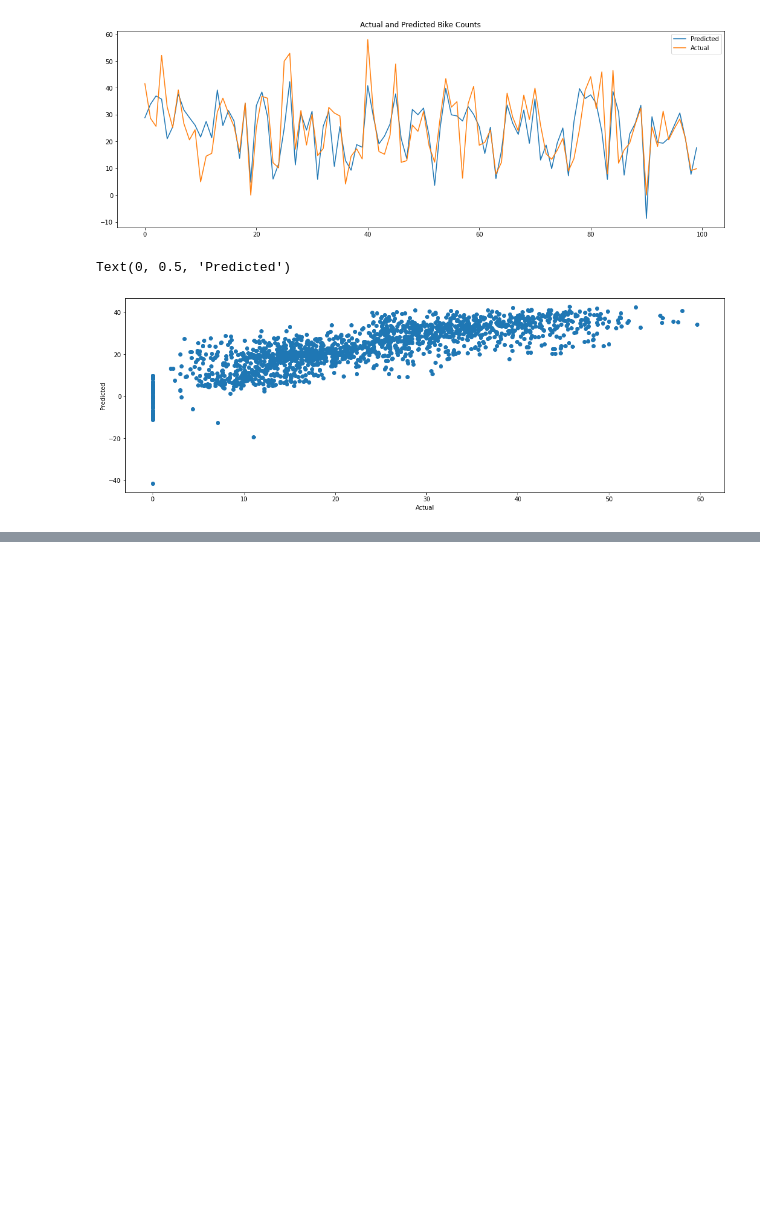
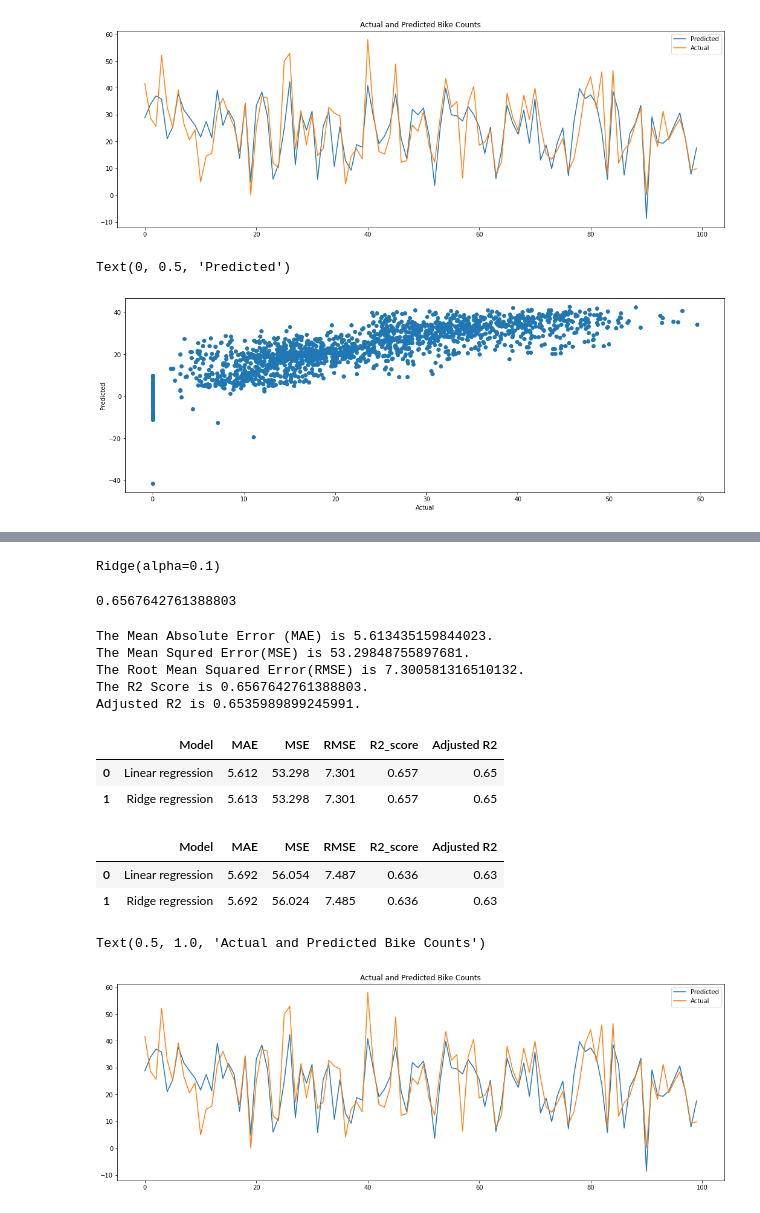
Before and after one commit to satendra-p/Bike_Sharing_Demand_Prediction_using_ML_Reggression, a Jupyter notebook: Bike_Sharing_Demand_Prediction_using_ML_Reggression.ipynb, the cells around one changed output, grey strips where cells are left out. Drawn from its saved outputs; the diff is of its cells as text; code cells hidden in the pictures; blank space fills up the shorter version.

```diff
--- a/Bike_Sharing_Demand_Prediction_using_ML_Reggression.ipynb
+++ b/Bike_Sharing_Demand_Prediction_using_ML_Reggression.ipynb
@@ -755,0 +764,21 @@ Text(0, 0.5, 'Predicted')
+# %%
+#Creating the model object.
+from sklearn.linear_model import Ridge
+
+ridge  = Ridge(alpha=0.1)
+# %%
+#Fitting the model.
+ridge.fit(X_train,y_train)
+# %% [output]
+Ridge(alpha=0.1)
+# %%
+#Checking the score.
+ridge.score(X_train, y_train)
+# %% [output]
+0.6567642761388803
+# %%
+# predict for train data
+y_pred_train_ridge=ridge.predict(X_train)
+
+# predict for test data
+y_pred_test_ridge=ridge.predict(X_test)
@@ -755,0 +792,26 @@ Text(0, 0.5, 'Predicted')
+# %%
+print(f"The Mean Absolute Error (MAE) is {MAE_ridge}.")
+print(f"The Mean Squred Error(MSE) is {MSE_ridge}.")
+print(f"The Root Mean Squared Error(RMSE) is {RMSE_ridge}.")
+print(f"The R2 Score is {r2_ridge}.")
+print(f"Adjusted R2 is {Adjusted_R2_ridge}." )
+# %% [output]
+The Mean Absolute Error (MAE) is 5.613435159844023.
+The Mean Squred Error(MSE) is 53.29848755897681.
+The Root Mean Squared Error(RMSE) is 7.300581316510132.
+The R2 Score is 0.6567642761388803.
+Adjusted R2 is 0.6535989899245991.
+# %%
+# storing the train set metrics value in the train evaluation dataframe
+dict1={'Model':'Ridge regression ',
+       'MAE':round((MAE_ridge),3),
+       'MSE':round((MSE_ridge),3),
+       'RMSE':round((RMSE_ridge),3),
+       'R2_score':round((r2_ridge),3),
+       'Adjusted R2':round((Adjusted_R2_ridge ),2)}
+training_df=training_df.append(dict1,ignore_index=True)
+training_df
+# %% [output]
+|  | Model | MAE | MSE | RMSE | R2_score | Adjusted R2 |
+| 0 | Linear regression | 5.612 | 53.298 | 7.301 | 0.657 | 0.65 |
+| 1 | Ridge regression | 5.613 | 53.298 | 7.301 | 0.657 | 0.65 |
@@ -755,0 +826,25 @@ Text(0, 0.5, 'Predicted')
+# %%
+# storing the test set metrics value in the test evaluation dataframe
+dict2={'Model':'Ridge regression ',
+       'MAE':round((MAE_r),3),
+       'MSE':round((MSE_r),3),
+       'RMSE':round((RMSE_r),3),
+       'R2_score':round((r2_r),3),
+       'Adjusted R2':round((Adjusted_R2_r ),2)}
+test_df=test_df.append(dict2,ignore_index=True)
+test_df
+# %% [output]
+|  | Model | MAE | MSE | RMSE | R2_score | Adjusted R2 |
+| 0 | Linear regression | 5.692 | 56.054 | 7.487 | 0.636 | 0.63 |
+| 1 | Ridge regression | 5.692 | 56.024 | 7.485 | 0.636 | 0.63 |
+# %%
+# Plotting the actual vs predicted line graph.
+
+plt.figure(figsize=(18,6))
+plt.plot((y_pred_test_ridge)[:100])
+plt.plot((np.array(y_test)[:100]))
+plt.legend(["Predicted","Actual"])
+plt.title('Actual and Predicted Bike Counts')
+# %% [output]
+Text(0.5, 1.0, 'Actual and Predicted Bike Counts')
+[figure, added]
```
Also changed, not shown: parts of 5 cells of this notebook.
